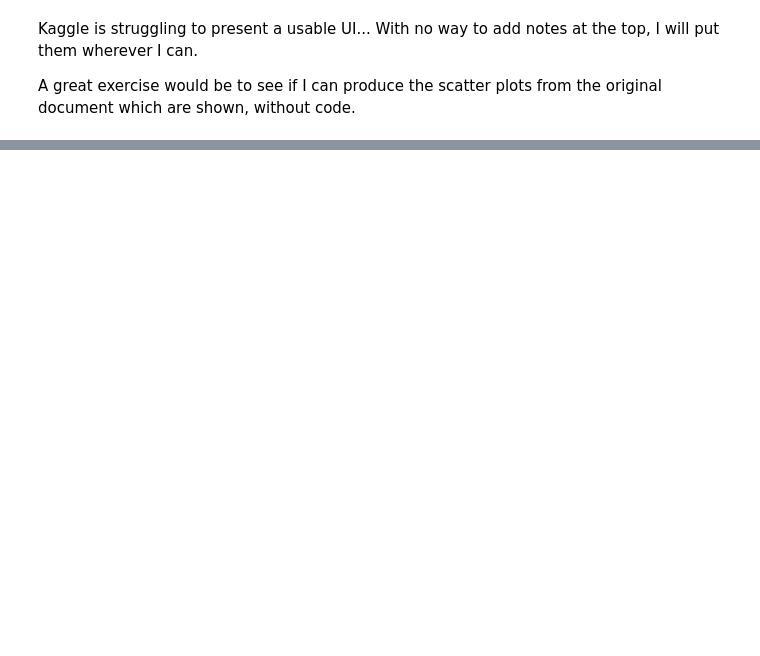
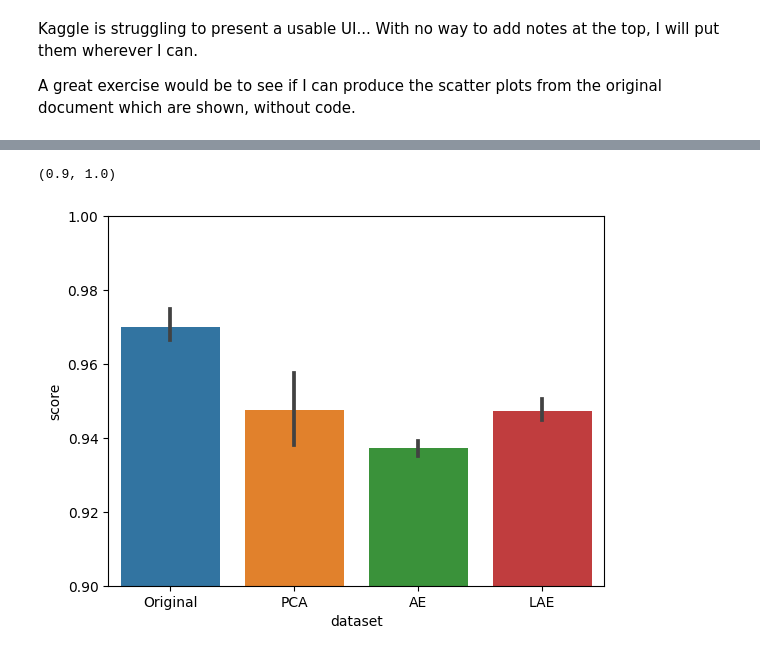
Before and after one commit to flyinacres/dimensionality, a Jupyter notebook: drwavp.ipynb, the cells around one changed output, grey strips where cells are left out. Drawn from its saved outputs; the diff is of its cells as text; code cells hidden in the pictures; blank space fills up the shorter version.

Commit message:
Added the stacked and figured out the bar plot

```diff
--- a/drwavp.ipynb
+++ b/drwavp.ipynb
@@ -99,3 +100,26 @@ plt.ylim(0.9,1)
 Kaggle is struggling to present a usable UI... With no way to add notes at the top, I will put them wherever I can.
 
 A great exercise would be to see if I can produce the scatter plots from the original document which are shown, without code.
+# %%
+nl_st_encoder = keras.models.Sequential([
+    keras.layers.Dense(20, input_shape=[50], activation='relu'),
+    keras.layers.Dense(15, activation='selu'),
+    keras.layers.Dense(5, activation='selu'),
+])
+
+nl_st_decoder = keras.models.Sequential([
+    keras.layers.Dense(15, input_shape=[5], activation='selu'),
+    keras.layers.Dense(20, activation='selu'),
+    keras.layers.Dense(50, activation='relu'),
+])
+
+nl_st_autoencoder = keras.models.Sequential([nl_st_encoder, nl_st_decoder])
+nl_st_autoencoder.compile(loss='mse', optimizer = keras.optimizers.SGD(learning_rate=1.0, decay=1e-4))
+nl_st_autoencoder.summary()
+
+
+history = nl_st_autoencoder.fit(X_tr_std,X_tr_std, epochs=500,validation_data=(X_valid_std,X_valid_std),
+                         callbacks=[keras.callbacks.EarlyStopping(patience=10)],verbose=1)
+
+nl_st_codings_train = nl_st_encoder.predict(X_tr_std)
+nl_st_codings_test = nl_st_encoder.predict(X_test_std)
@@ -101,0 +155,18 @@ A great exercise would be to see if I can produce the scatter plots from the ori
+# %%
+from sklearn.ensemble import RandomForestClassifier
+from sklearn.model_selection import cross_val_score
+
+rfc = RandomForestClassifier(n_estimators=200, max_depth=5)
+
+labels = ['Original', 'PCA','AE']
+scores = pd.DataFrame(columns=labels)
+scores['PCA'] = cross_val_score(rfc, scores_train, y_tr, cv=5)
+scores['AE'] = cross_val_score(rfc, codings_train, y_tr, cv=5)
+scores['LAE'] = cross_val_score(rfc, nl_st_codings_train, y_tr, cv=5)
+scores['Original'] = cross_val_score(rfc, X_tr_std, y_tr, cv=5)
+
+sns.barplot(x='dataset', y='score', data = scores.melt(value_name='score', var_name='dataset'))
+plt.ylim(0.9,1)
+# %% [output]
+(0.9, 1.0)
+[figure, added]
```
Also changed, not shown: parts of 5 cells of this notebook.
